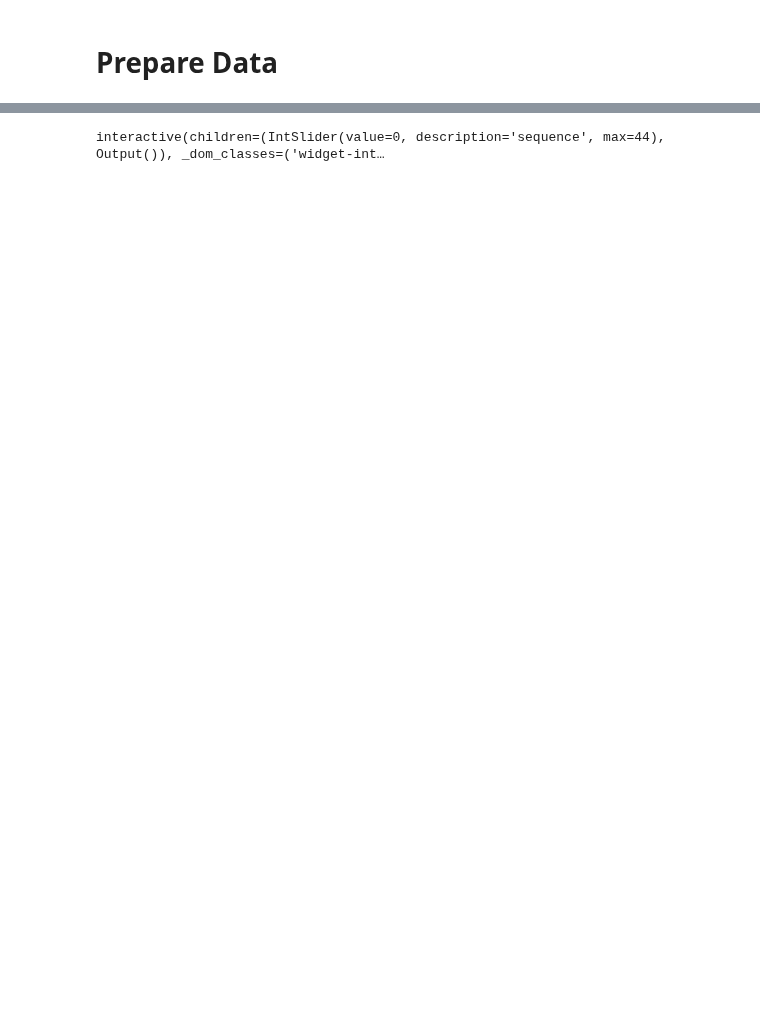
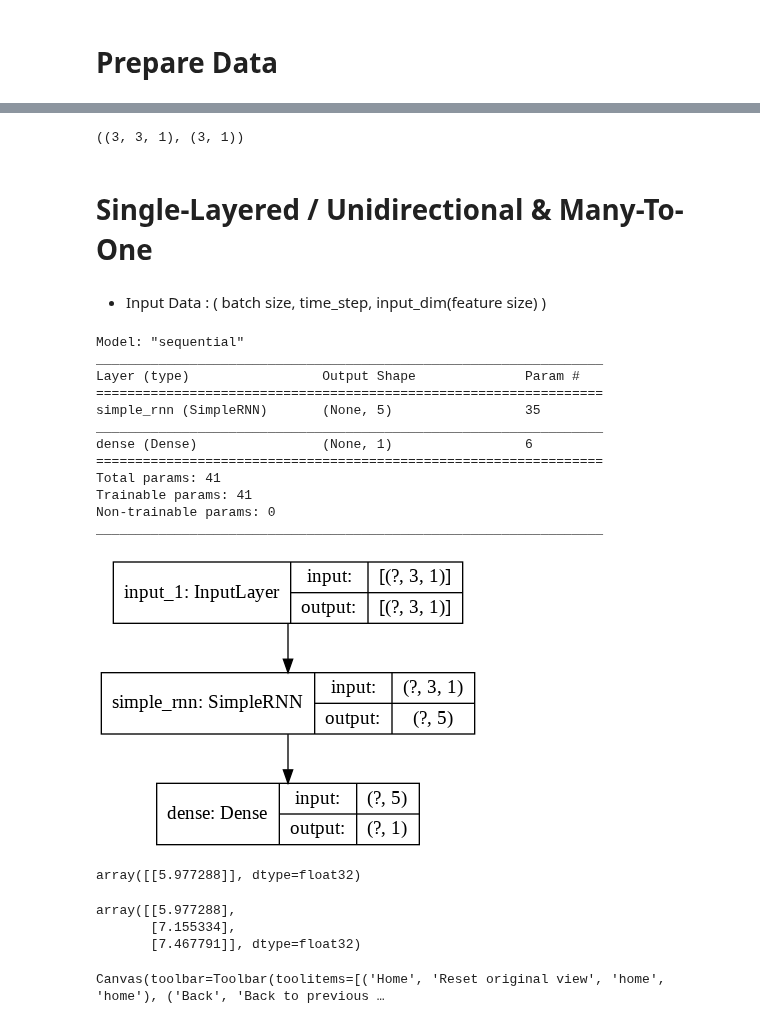
Before and after one commit to nockchun/rsnet, a Jupyter notebook: lecture_source/machine_learning/0213_rnn_basic.ipynb, the cells around one changed output, grey strips where cells are left out. Drawn from its saved outputs; the diff is of its cells as text; code cells hidden in the pictures; blank space fills up the shorter version.

Commit message:
create rnn basic models
create rnn basic models

```diff
--- a/lecture_source/machine_learning/0213_rnn_basic.ipynb
+++ b/lecture_source/machine_learning/0213_rnn_basic.ipynb
@@ -21,4 +20,0 @@ from tensorflow.keras import utils, layers, models, losses
-# %%
-np.set_printoptions(linewidth=200, precision=2)
-sns.set_style("whitegrid")
-tf.__version__
@@ -205,11 +23,38 @@ ssPredicted = ssModel.predict(ssData).reshape((-1, 3))
-# %%
-@interact(sequence=(0,44))
-def explorationSS(sequence=0):
-    plt.figure(figsize=(15, 3), frameon=False)
-    plt.plot(src_time, src_data, 'c-', label="original")
-    plt.plot(src_time[sequence:sequence+3], src_data[sequence:sequence+3], 'bo-', label="sequence data")
-    plt.plot(src_time[sequence+3:sequence+3+3], ssPredicted[sequence], 'ro-', label="sequence data")
-    plt.title("Plot of the Time Series Input Dataset")
-    plt.show()
-# %% [output]
-interactive(children=(IntSlider(value=0, description='sequence', max=44), Output()), _dom_classes=('widget-int…
+# %%
+data = np.array([
+    [[1.], [2.], [3.]],
+    [[2.], [3.], [4.]],
+    [[3.], [4.], [5.]]
+])
+label = np.array([
+    [6.], [7.], [8.]
+])
+data.shape, label.shape
+# %% [output]
+((3, 3, 1), (3, 1))
+# %% [markdown]
+# Single-Layered / Unidirectional & Many-To-One
+# %% [markdown]
+* Input Data : ( batch size, time_step, input_dim(feature size) )
+# %%
+model = models.Sequential([
+    layers.Input([3, 1]),
+    layers.SimpleRNN(5),
+    layers.Dense(1)
+])
+model.summary()
+utils.plot_model(model, to_file="model.png", show_shapes=True)
+# %% [output]
+Model: "sequential"
+_________________________________________________________________
+Layer (type)                 Output Shape              Param #
+=================================================================
+simple_rnn (SimpleRNN)       (None, 5)                 35
+_________________________________________________________________
+dense (Dense)                (None, 1)                 6
+=================================================================
+Total params: 41
+Trainable params: 41
+Non-trainable params: 0
+_________________________________________________________________
+[figure, added]
@@ -215,0 +74,14 @@ interactive(children=(IntSlider(value=0, description='sequence', max=44), Output
+# %%
+model.predict(data[0:1])
+# %% [output]
+array([[5.977288]], dtype=float32)
+# %%
+model.predict(data)
+# %% [output]
+array([[5.977288],
+       [7.155334],
+       [7.467791]], dtype=float32)
+# %%
+rsp.plotHistory(history)
+# %% [output]
+Canvas(toolbar=Toolbar(toolitems=[('Home', 'Reset original view', 'home', 'home'), ('Back', 'Back to previous …
```
Also changed, not shown: parts of 110 cells of this notebook, 1 other file.
